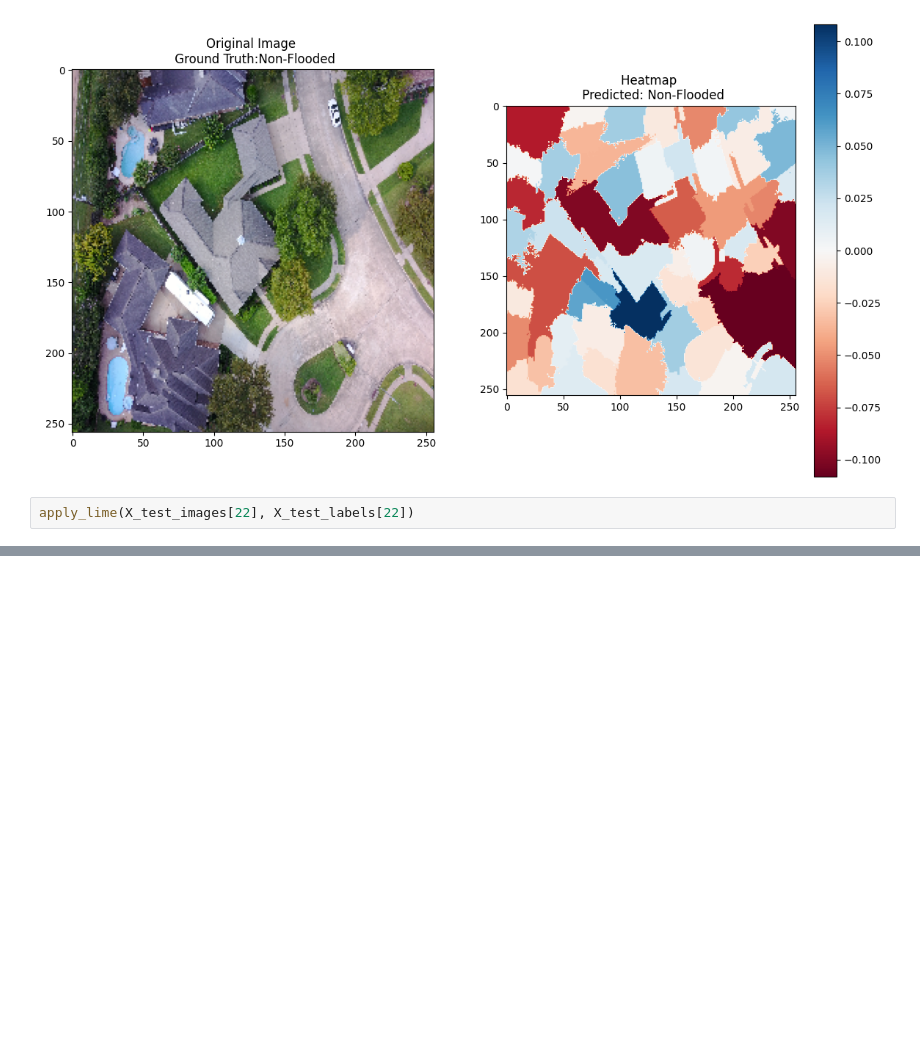
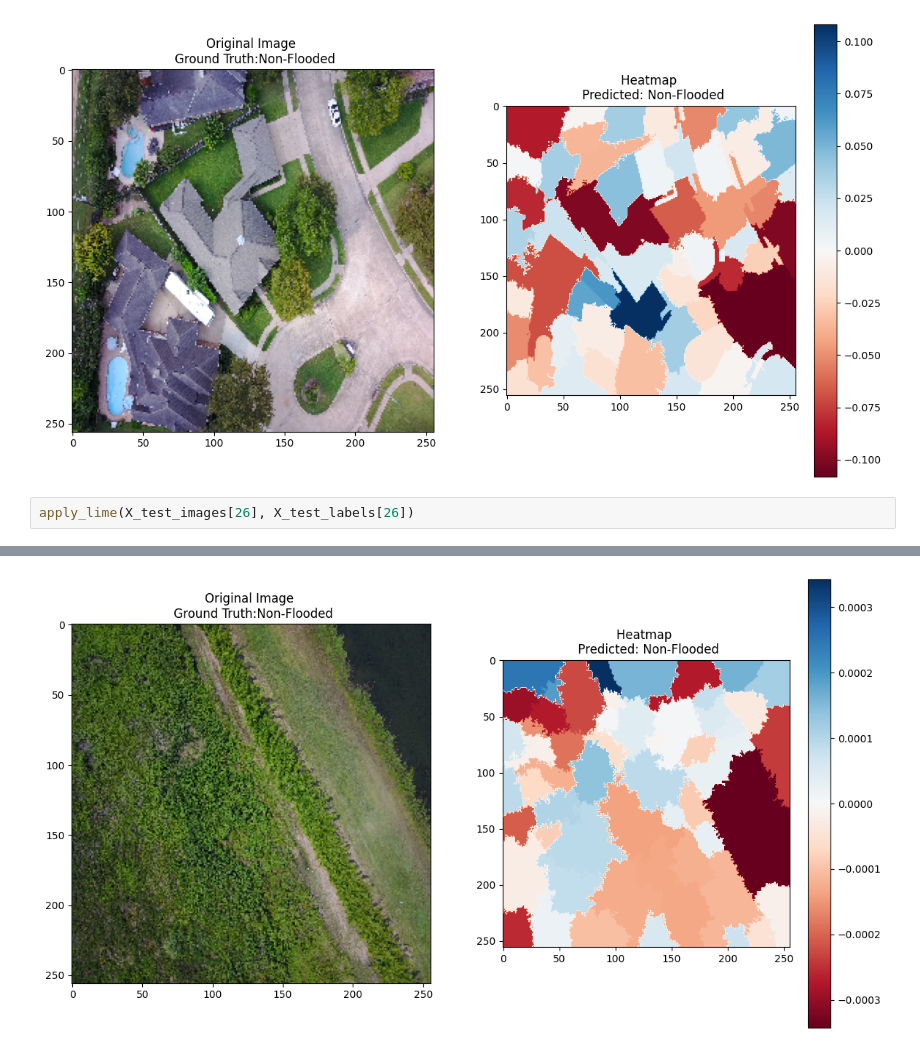
Before and after one commit to AbdulManaf12/Post-Flood-Disaster-Management, a Jupyter notebook: Classification/XAI_models.ipynb, the cells around one changed output, grey strips where cells are left out. Saved outputs shown, nothing was run; the diff lists cells and outputs as text; blank space fills up the shorter version.

```diff
--- a/Classification/XAI_models.ipynb
+++ b/Classification/XAI_models.ipynb
@@ -221,4 +221,5 @@ apply_lime(X_test_images[10], X_test_labels[10])
 Predicted: Non-Flooded with 99.94% confidence
 [figure]
 # %%
-apply_lime(X_test_images[22], X_test_labels[22])
+apply_lime(X_test_images[26], X_test_labels[26])
+# %% [output]
@@ -224,0 +243 @@ apply_lime(X_test_images[22], X_test_labels[22])
+[figure, added]
```
Also changed, not shown: parts of 1 cell of this notebook.
